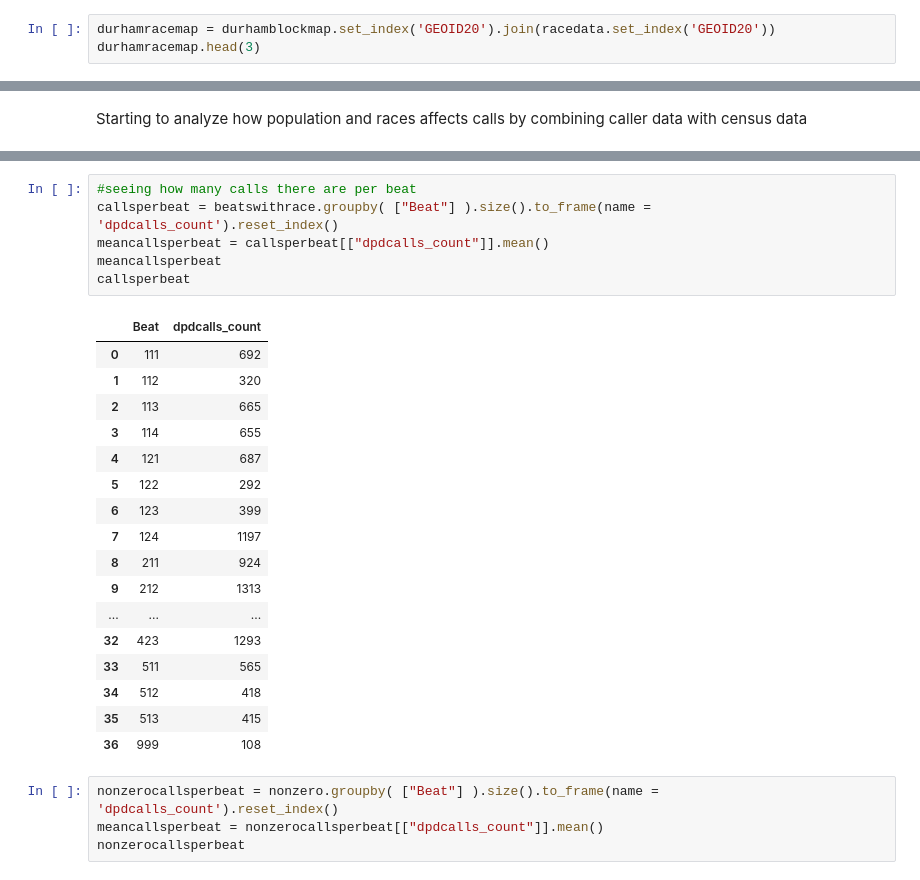
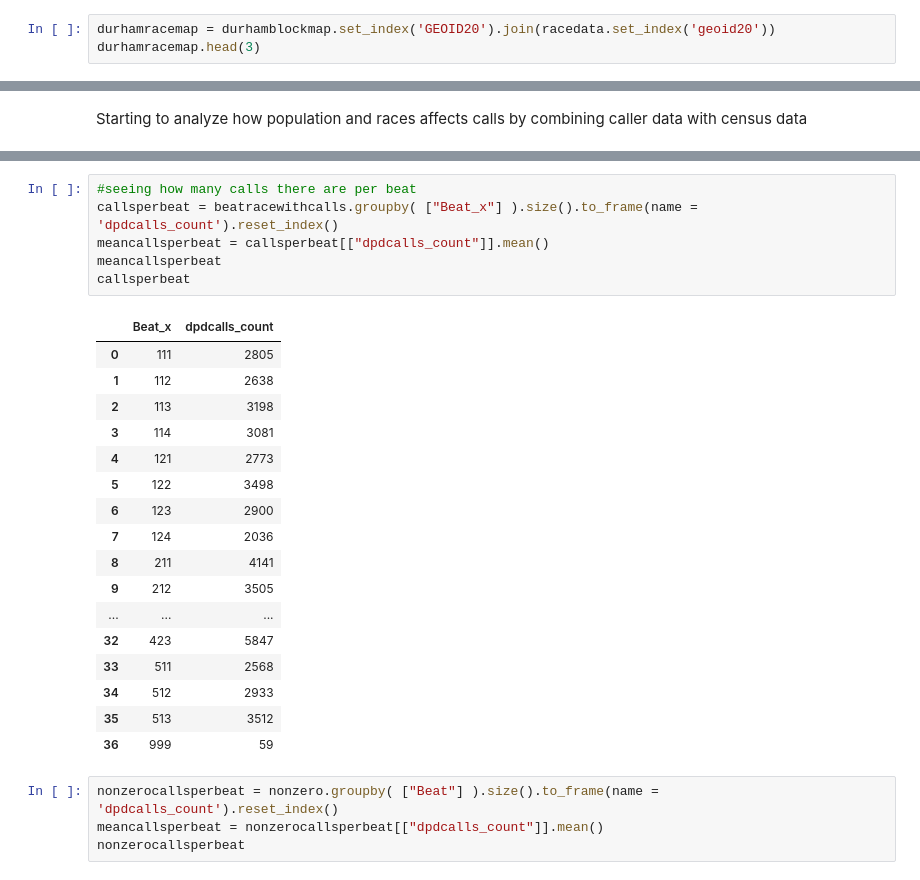
Before and after one commit to sadiesheridan/dataplus-project27-community-safety-durham, a Jupyter notebook: 10_code/dpddata.ipynb, the cells around one changed output, grey strips where cells are left out. Saved outputs shown, nothing was run; the diff lists cells and outputs as text.

```diff
--- a/10_code/dpddata.ipynb
+++ b/10_code/dpddata.ipynb
@@ -309,7 +325,7 @@ durhamracemap.geometry
 4400    POLYGON ((-78.87929 35.93618, -78.87927 35.937...
 Name: geometry, Length: 4401, dtype: geometry
 # %%
-durhamracemap = durhamblockmap.set_index('GEOID20').join(racedata.set_index('GEOID20'))
+durhamracemap = durhamblockmap.set_index('GEOID20').join(racedata.set_index('geoid20'))
 durhamracemap.head(3)
 # %% [output]
 |  | STATEFP20 | COUNTYFP20 | TRACTCE20 | BLOCKCE20 | NAME20 | MTFCC20 | UR20 | UACE20 | UATYPE20 | FUNCSTAT20 | ... |
@@ -674,27 +687,27 @@ beatracewithcalls
 # %%
 #seeing how many calls there are per beat
-callsperbeat = beatswithrace.groupby( ["Beat"] ).size().to_frame(name = 'dpdcalls_count').reset_index()
+callsperbeat = beatracewithcalls.groupby( ["Beat_x"] ).size().to_frame(name = 'dpdcalls_count').reset_index()
 meancallsperbeat = callsperbeat[["dpdcalls_count"]].mean()
 meancallsperbeat
 callsperbeat
 # %% [output]
-|  | Beat | dpdcalls_count |
-| 0 | 111 | 692 |
-| 1 | 112 | 320 |
-| 2 | 113 | 665 |
-| 3 | 114 | 655 |
-| 4 | 121 | 687 |
-| 5 | 122 | 292 |
-| 6 | 123 | 399 |
-| 7 | 124 | 1197 |
-| 8 | 211 | 924 |
-| 9 | 212 | 1313 |
+|  | Beat_x | dpdcalls_count |
+| 0 | 111 | 2805 |
+| 1 | 112 | 2638 |
+| 2 | 113 | 3198 |
+| 3 | 114 | 3081 |
+| 4 | 121 | 2773 |
+| 5 | 122 | 3498 |
+| 6 | 123 | 2900 |
+| 7 | 124 | 2036 |
+| 8 | 211 | 4141 |
+| 9 | 212 | 3505 |
 | ... | ... | ... |
-| 32 | 423 | 1293 |
-| 33 | 511 | 565 |
-| 34 | 512 | 418 |
-| 35 | 513 | 415 |
-| 36 | 999 | 108 |
+| 32 | 423 | 5847 |
+| 33 | 511 | 2568 |
+| 34 | 512 | 2933 |
+| 35 | 513 | 3512 |
+| 36 | 999 | 59 |
 # %%
 nonzerocallsperbeat = nonzero.groupby( ["Beat"] ).size().to_frame(name = 'dpdcalls_count').reset_index()
 meancallsperbeat = nonzerocallsperbeat[["dpdcalls_count"]].mean()
```
Also changed, not shown: parts of 15 cells of this notebook, 1 other file.
